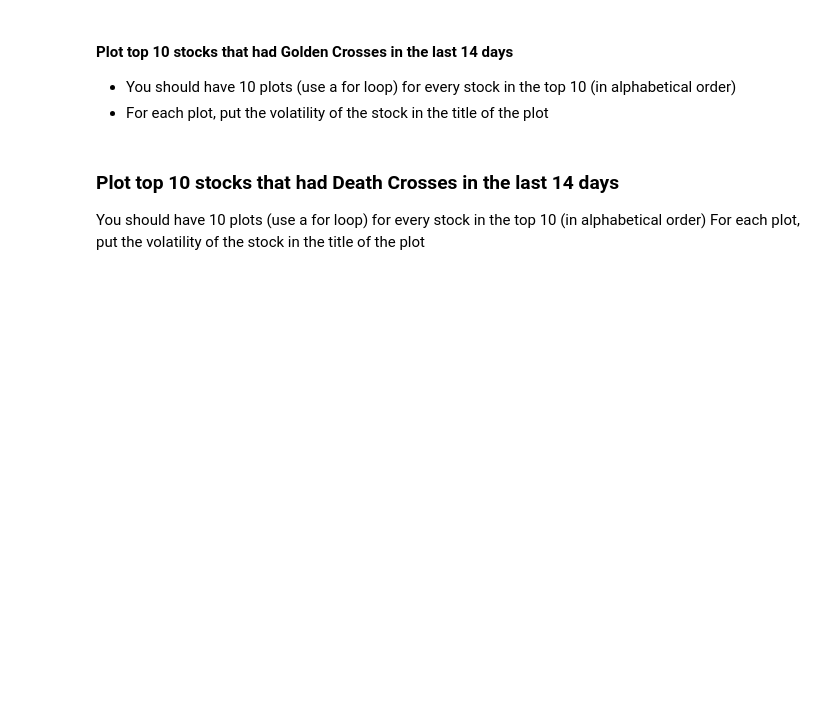
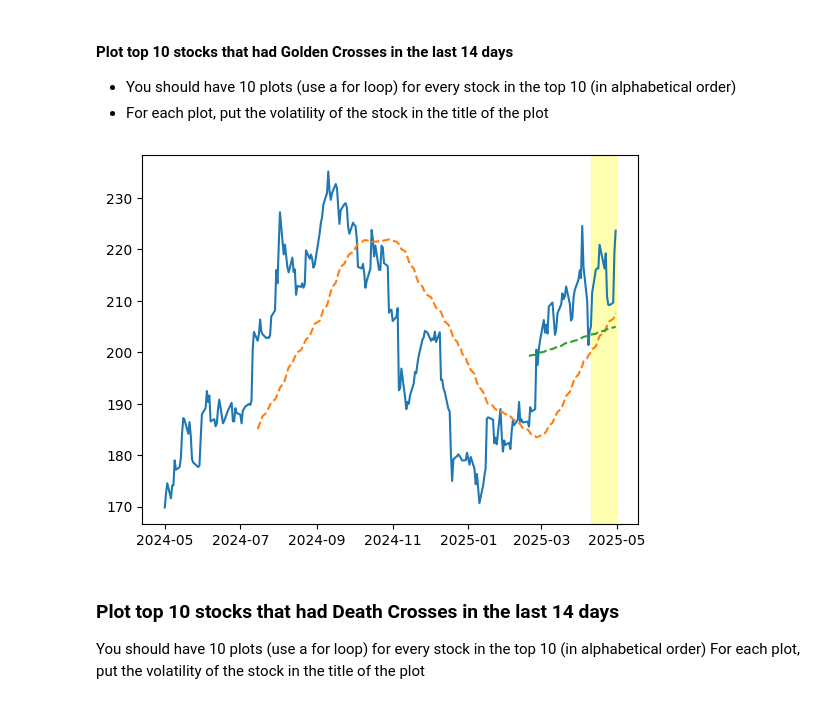
Before and after one commit to ludanortmun/itesm-mna-fintech, a Jupyter notebook: notebooks/technical_analysis_sp500_a01795197.ipynb, the cells around one changed output. Cells and saved outputs as stored; diff of their text form; code cells hidden in the pictures; blank space fills up the shorter version.

Commit message:
WIP: stock visualization

```diff
--- a/notebooks/technical_analysis_sp500_a01795197.ipynb
+++ b/notebooks/technical_analysis_sp500_a01795197.ipynb
@@ -292,6 +292,16 @@ List the first 10 companies in alphabetical order (by there symbol or ticker) th
 # %%
 # CODE HERE
 # Visualize the results here
+
+for stock in stocks_with_golden_cross:
+    plt.plot(df_close.index, df_close[stock], label=stock)
+    plt.plot(df_ma50.index, df_ma50[stock], label='MA50', linestyle='--')
+    plt.plot(df_ma200.index, df_ma200[stock], label='MA200', linestyle='--')
+    plt.axvspan(df_ma50.index[-14], df_ma50.index[-1], color='yellow', alpha=0.3, label='Last 14 days')
+
+    break
+# %% [output]
+[figure, added]
 # %% [markdown]
 ### Plot top 10 stocks that had Death Crosses in the last 14 days
 
```
